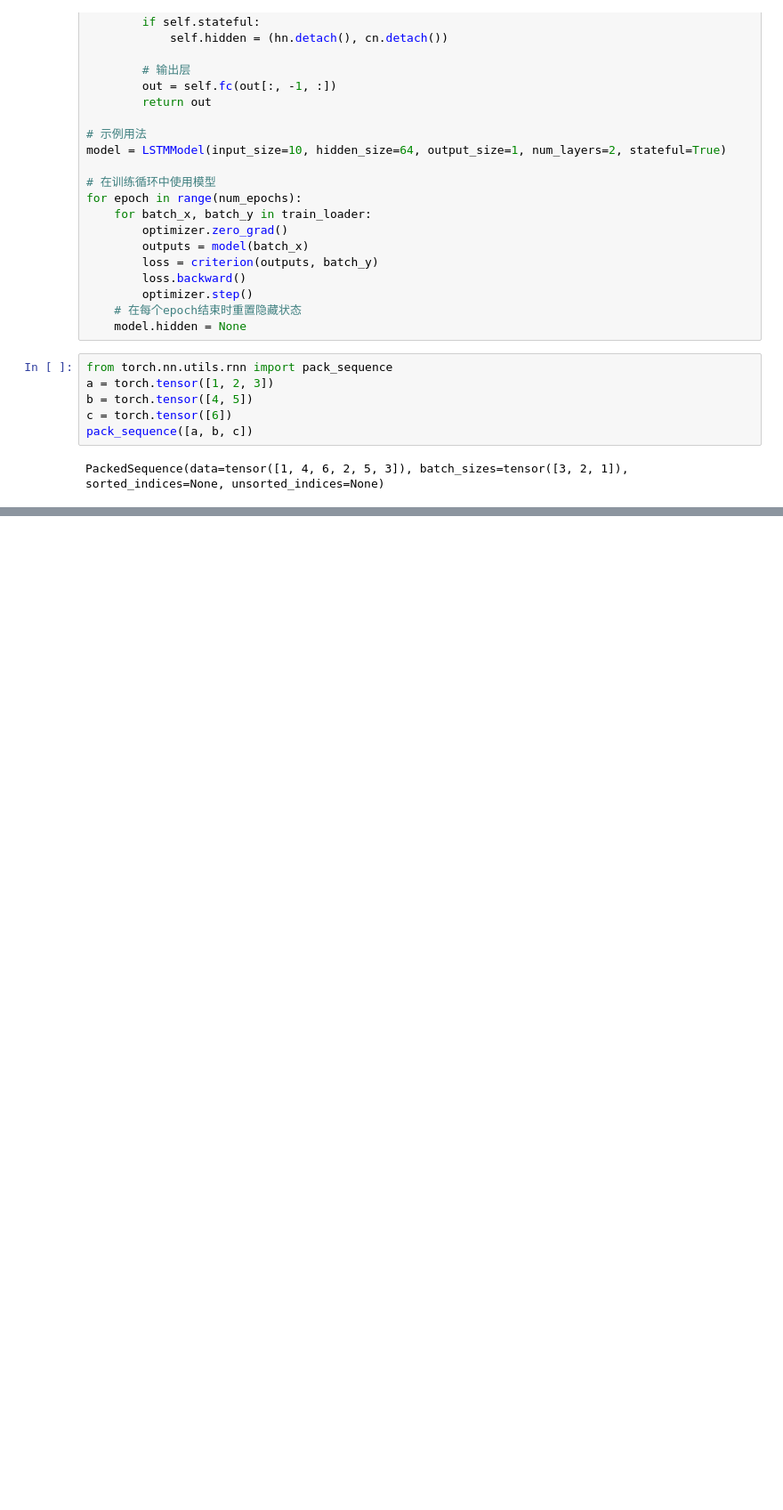
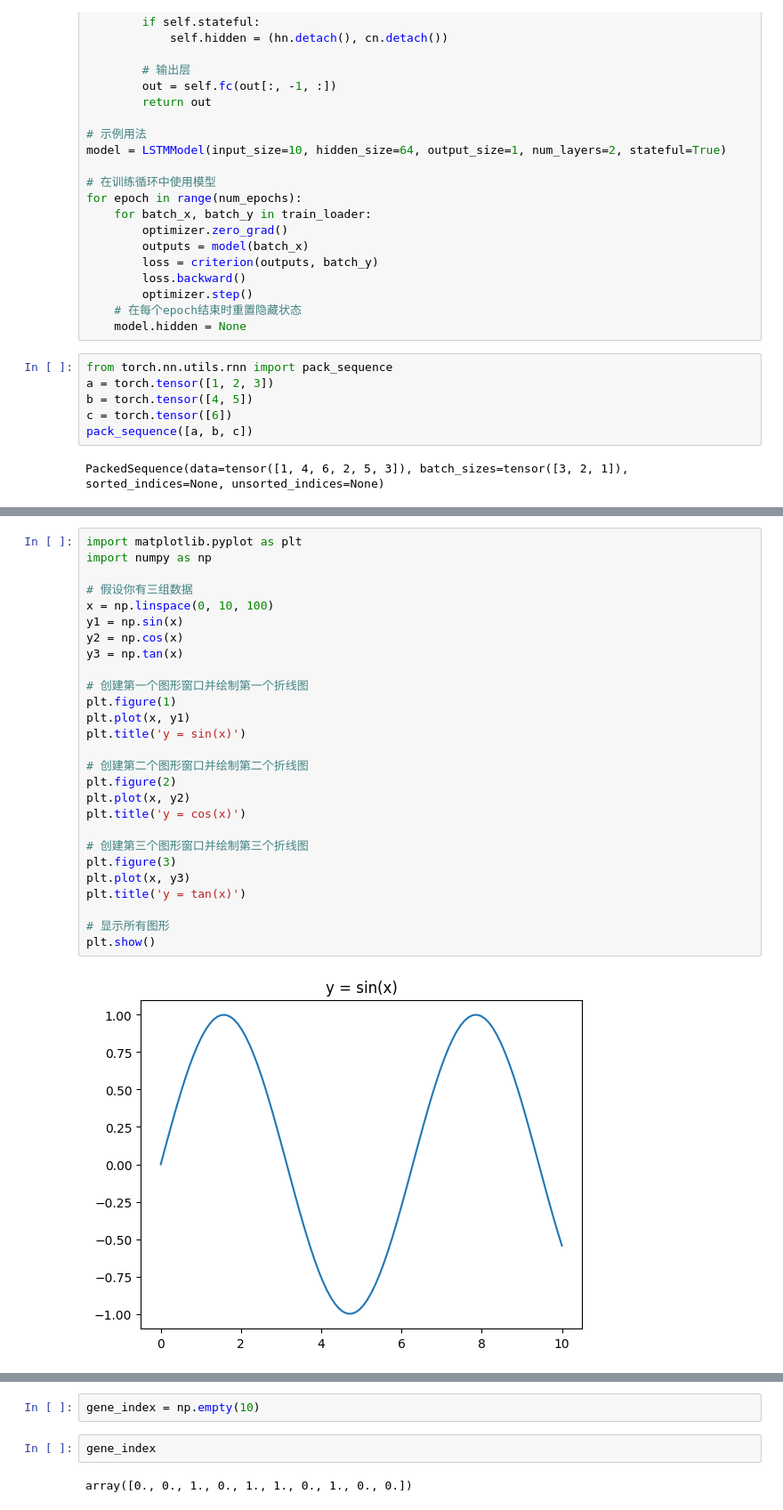
Before and after one commit to KindJinrong/Truncated-Time-LSTM, a Jupyter notebook: Test.ipynb, the cells around one changed output, grey strips where cells are left out. Shown at 89% size. Cells and saved outputs as stored; diff of their text form; blank space fills up the shorter version.

```diff
--- a/Test.ipynb
+++ b/Test.ipynb
@@ -55,0 +181,29 @@ PackedSequence(data=tensor([1, 4, 6, 2, 5, 3]), batch_sizes=tensor([3, 2, 1]), s
+# %%
+import matplotlib.pyplot as plt
+import numpy as np
+
+# 假设你有三组数据
+x = np.linspace(0, 10, 100)
+y1 = np.sin(x)
+y2 = np.cos(x)
+y3 = np.tan(x)
+
+# 创建第一个图形窗口并绘制第一个折线图
+plt.figure(1)
+plt.plot(x, y1)
+plt.title('y = sin(x)')
+
+# 创建第二个图形窗口并绘制第二个折线图
+plt.figure(2)
+plt.plot(x, y2)
+plt.title('y = cos(x)')
+
+# 创建第三个图形窗口并绘制第三个折线图
+plt.figure(3)
+plt.plot(x, y3)
+plt.title('y = tan(x)')
+
+# 显示所有图形
+plt.show()
+# %% [output]
+[figure, added]
@@ -55,0 +212,6 @@ PackedSequence(data=tensor([1, 4, 6, 2, 5, 3]), batch_sizes=tensor([3, 2, 1]), s
+# %%
+gene_index = np.empty(10)
+# %%
+gene_index
+# %% [output]
+array([0., 0., 1., 0., 1., 1., 0., 1., 0., 0.])
```
Also changed, not shown: parts of 13 cells of this notebook, 3 other files.
